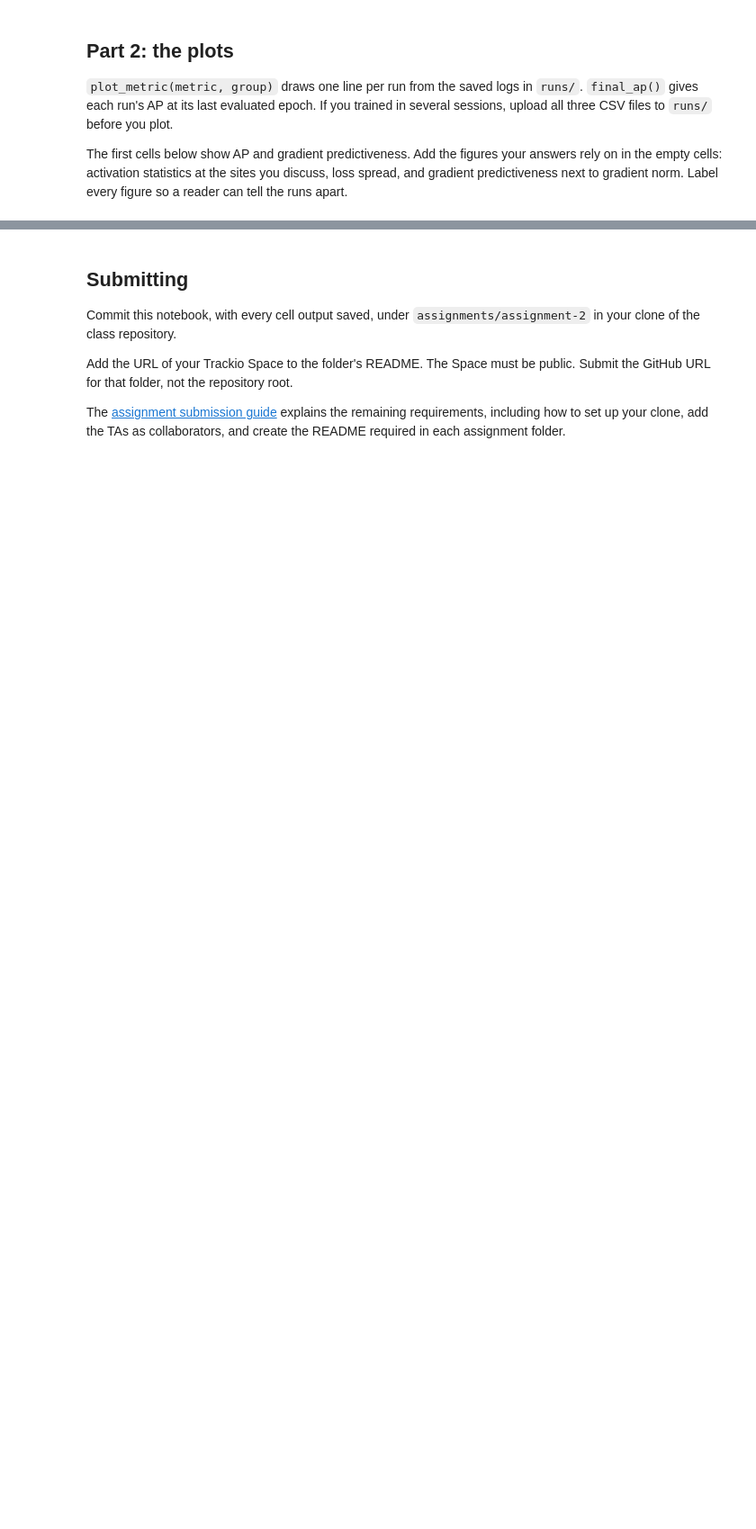
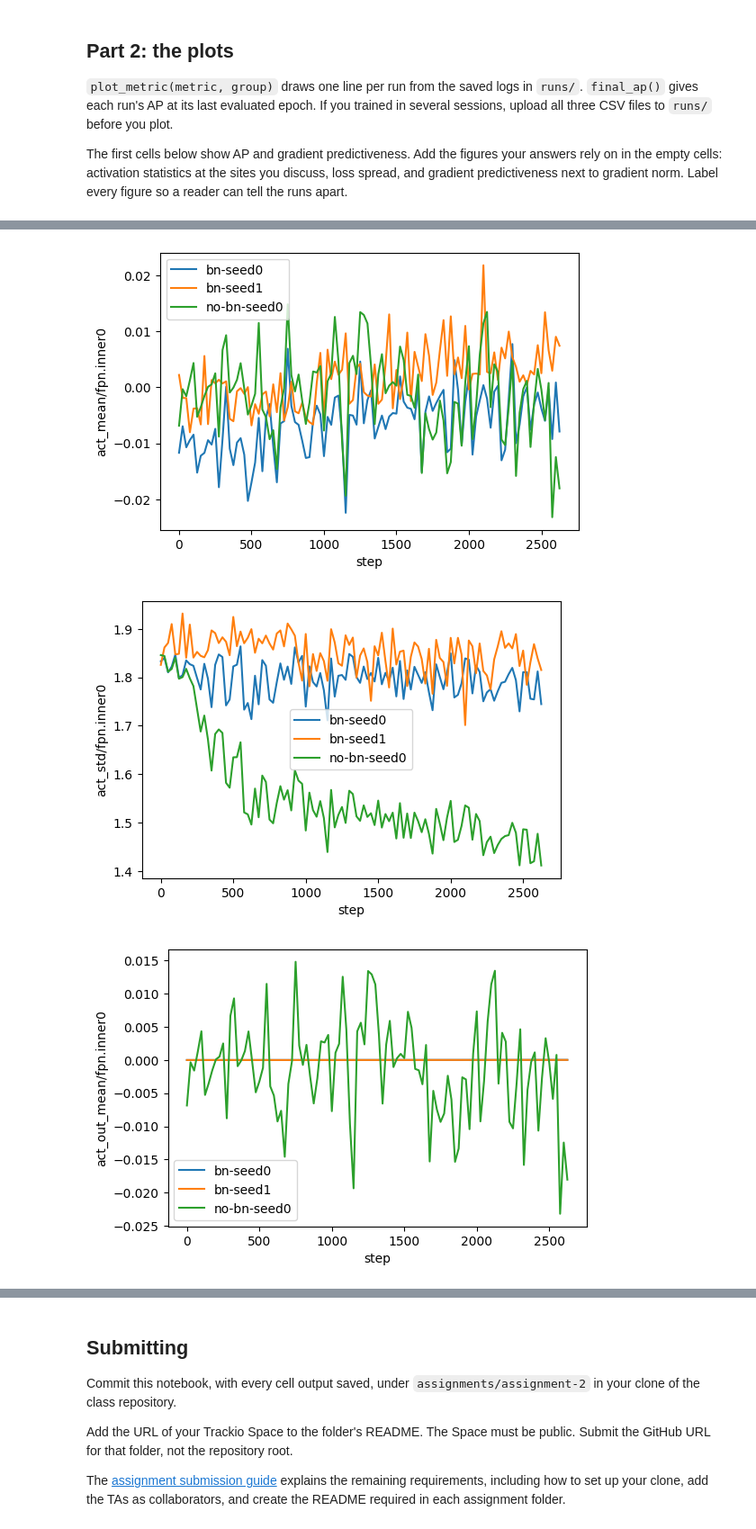
Before and after one commit to emb9544/eng-ai-agents, a Jupyter notebook: notebooks/assignments/topics/object-detection/detection-instrumentation/detection-instrumentation.ipynb, the cells around one changed output, grey strips where cells are left out. Shown at 90% size. Cells and saved outputs as stored; diff of their text form; code cells hidden in the pictures; blank space fills up the shorter version.

```diff
--- a/notebooks/assignments/topics/object-detection/detection-instrumentation/detection-instrumentation.ipynb
+++ b/notebooks/assignments/topics/object-detection/detection-instrumentation/detection-instrumentation.ipynb
@@ -837,2 +849,16 @@ plot_metric("smooth", "grad_pred")
 # %%
 # Activation statistics
+
+plot_metric("act_mean", "fpn.inner0")
+plot_metric("act_std", "fpn.inner0")
+plot_metric("act_out_mean", "fpn.inner0")
+plot_metric("act_out_std", "fpn.inner0")
+
+plot_metric("act_mean", "box_head.conv0")
+plot_metric("act_std", "box_head.conv0")
+plot_metric("act_out_mean", "box_head.conv0")
+plot_metric("act_out_std", "box_head.conv0")
+# %% [output]
+[figure, added]
+[figure, added]
+[figure, added]
```
Also changed, not shown: parts of 14 cells of this notebook.
